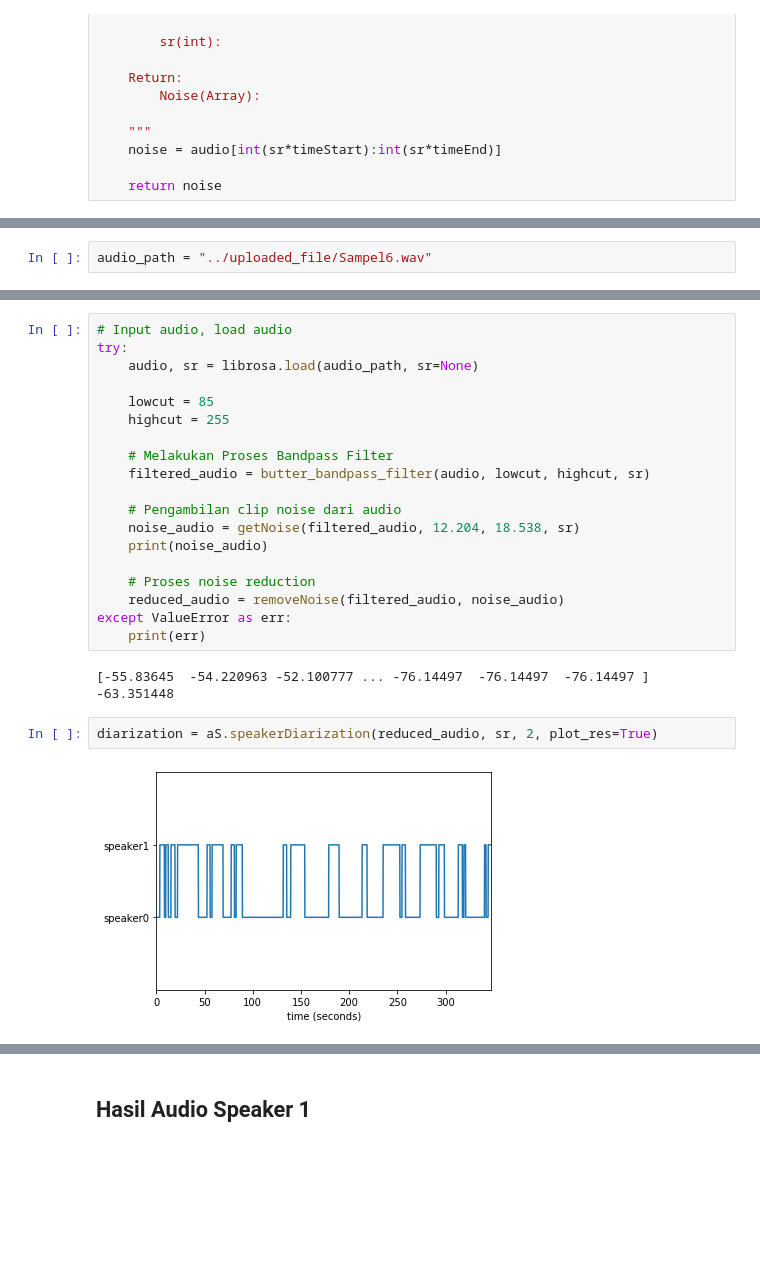
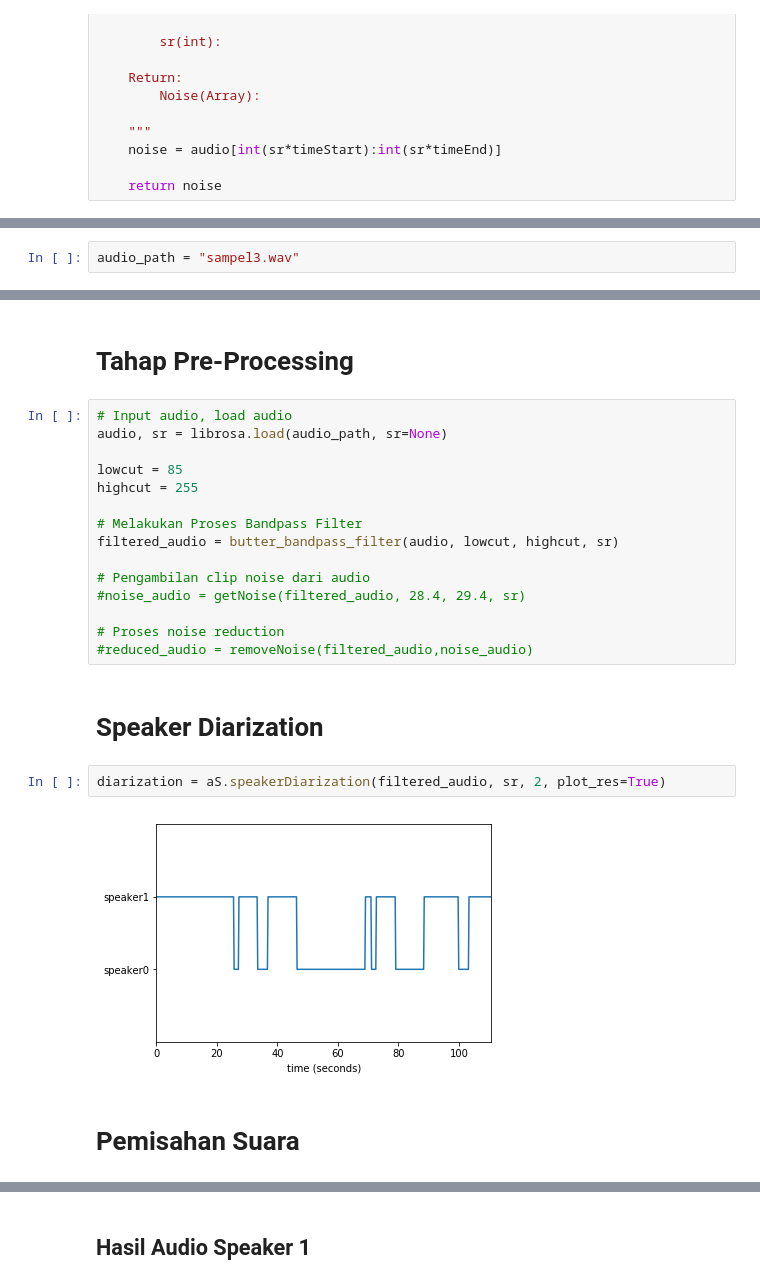
Before and after one commit to nmuntaaza/audio-transcribe, a Jupyter notebook: notebook/transcribe.ipynb, the cells around one changed output, grey strips where cells are left out. Saved outputs shown, nothing was run; the diff lists cells and outputs as text; blank space fills up the shorter version.

```diff
--- a/notebook/transcribe.ipynb
+++ b/notebook/transcribe.ipynb
@@ -195,2 +205,2 @@ def getNoise(audio, timeStart, timeEnd, sr):
 # %%
-audio_path = "../uploaded_file/Sampel6.wav"
+audio_path = "sampel3.wav"
@@ -202,28 +214,28 @@ True
+# %% [markdown]
+# Tahap Pre-Processing
 # %%
 # Input audio, load audio
-try:
-    audio, sr = librosa.load(audio_path, sr=None)
+audio, sr = librosa.load(audio_path, sr=None)
 
-    lowcut = 85
-    highcut = 255
+lowcut = 85
+highcut = 255
 
-    # Melakukan Proses Bandpass Filter
-    filtered_audio = butter_bandpass_filter(audio, lowcut, highcut, sr)
+# Melakukan Proses Bandpass Filter
+filtered_audio = butter_bandpass_filter(audio, lowcut, highcut, sr)
 
-    # Pengambilan clip noise dari audio
-    noise_audio = getNoise(filtered_audio, 12.204, 18.538, sr)
-    print(noise_audio)
+# Pengambilan clip noise dari audio
+#noise_audio = getNoise(filtered_audio, 28.4, 29.4, sr)
 
-    # Proses noise reduction
-    reduced_audio = removeNoise(filtered_audio, noise_audio)
-except ValueError as err:
-    print(err)
+# Proses noise reduction
+#reduced_audio = removeNoise(filtered_audio,noise_audio)
-# %% [output]
-[-55.83645  -54.220963 -52.100777 ... -76.14497  -76.14497  -76.14497 ] -63.351448
+# %% [markdown]
+# Speaker Diarization
 # %%
-diarization = aS.speakerDiarization(reduced_audio, sr, 2, plot_res=True)
+diarization = aS.speakerDiarization(filtered_audio, sr, 2, plot_res=True)
 # %% [output]
-[figure, old version]
+[figure, new version]
+# %% [markdown]
+# Pemisahan Suara
 # %%
 """
 Mengambil Label pada 0.2 detik pertama
```
Also changed, not shown: parts of 17 cells of this notebook.
